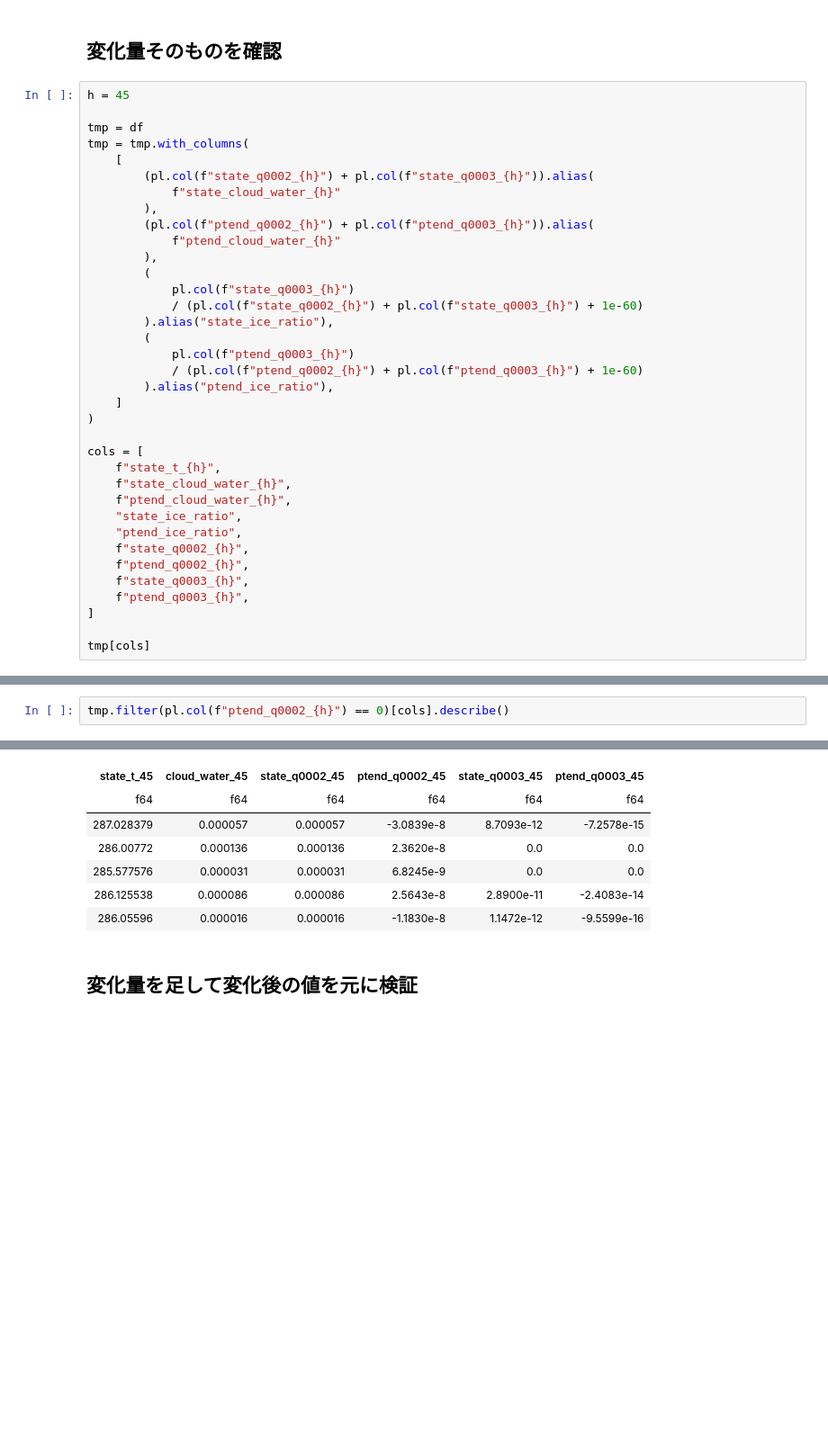
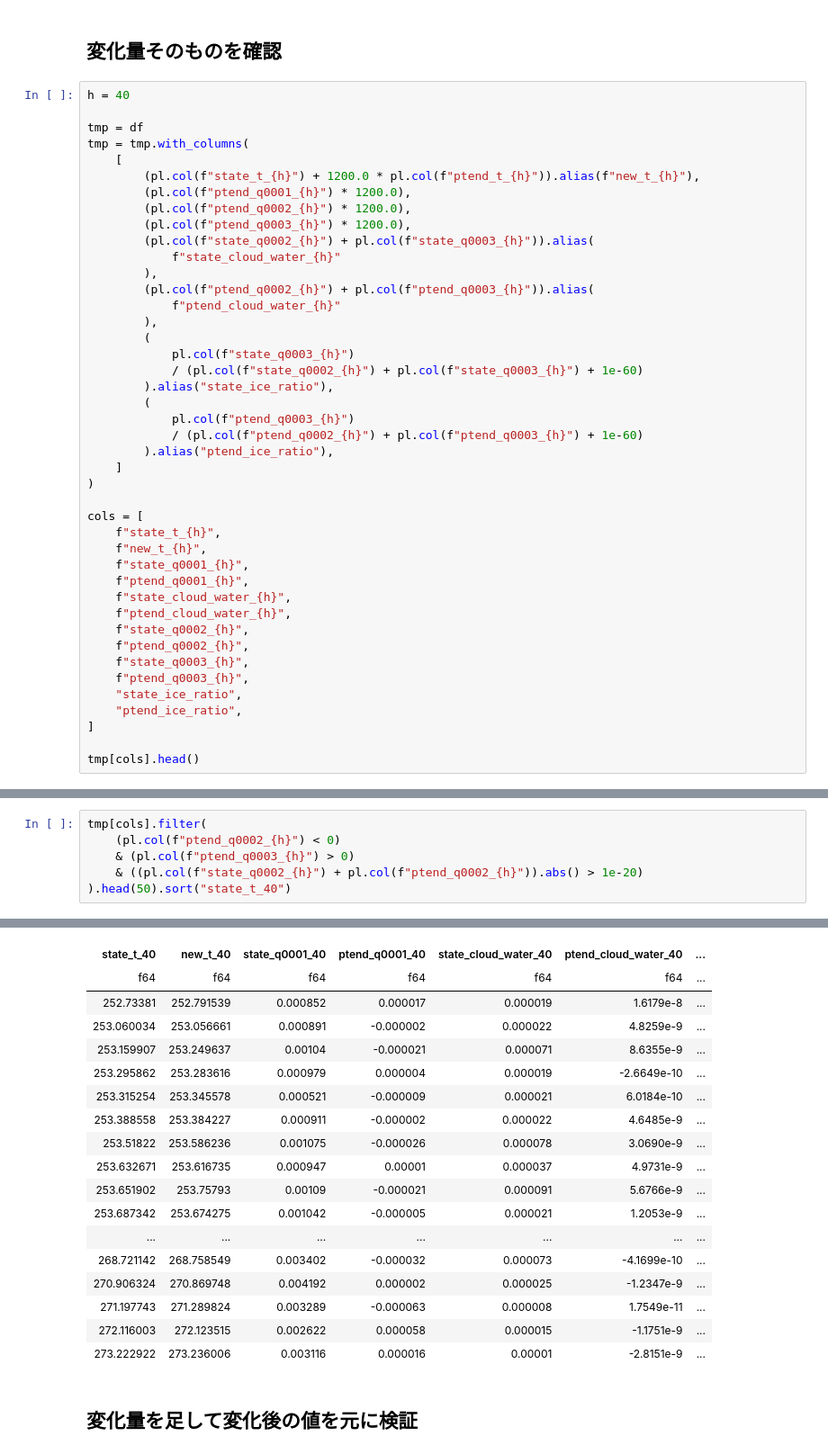
Before and after one commit to unonao/kaggle-leap, a Jupyter notebook: notebook/2024-05-18_cloud_ice_ratio.ipynb, the cells around one changed output, grey strips where cells are left out. Shown at 90% size. Cells and saved outputs as stored; diff of their text form; blank space fills up the shorter version.

```diff
--- a/notebook/2024-05-18_cloud_ice_ratio.ipynb
+++ b/notebook/2024-05-18_cloud_ice_ratio.ipynb
@@ -63,11 +63,15 @@ array([7.83478113e+00, 1.41108318e+01, 2.52923297e+01, 4.49250635e+01,
 # %% [markdown]
 ## 変化量そのものを確認
 # %%
-h = 45
+h = 40
 
 tmp = df
 tmp = tmp.with_columns(
     [
+        (pl.col(f"state_t_{h}") + 1200.0 * pl.col(f"ptend_t_{h}")).alias(f"new_t_{h}"),
+        (pl.col(f"ptend_q0001_{h}") * 1200.0),
+        (pl.col(f"ptend_q0002_{h}") * 1200.0),
+        (pl.col(f"ptend_q0003_{h}") * 1200.0),
         (pl.col(f"state_q0002_{h}") + pl.col(f"state_q0003_{h}")).alias(
             f"state_cloud_water_{h}"
         ),
@@ -87,15 +91,18 @@ tmp = tmp.with_columns(
 
 cols = [
     f"state_t_{h}",
+    f"new_t_{h}",
+    f"state_q0001_{h}",
+    f"ptend_q0001_{h}",
     f"state_cloud_water_{h}",
     f"ptend_cloud_water_{h}",
-    "state_ice_ratio",
-    "ptend_ice_ratio",
     f"state_q0002_{h}",
     f"ptend_q0002_{h}",
     f"state_q0003_{h}",
     f"ptend_q0003_{h}",
+    "state_ice_ratio",
+    "ptend_ice_ratio",
 ]
 
-tmp[cols]
+tmp[cols].head()
 # %% [output]
@@ -121,3 +144,7 @@ shape: (100_000, 9)
 # %%
-tmp.filter(pl.col(f"ptend_q0002_{h}") == 0)[cols].describe()
+tmp[cols].filter(
+    (pl.col(f"ptend_q0002_{h}") < 0)
+    & (pl.col(f"ptend_q0003_{h}") > 0)
+    & ((pl.col(f"state_q0002_{h}") + pl.col(f"ptend_q0002_{h}")).abs() > 1e-20)
+).head(50).sort("state_t_40")
 # %% [output]
@@ -125,10 +152,21 @@ shape: (5, 6)
-| state_t_45 | cloud_water_45 | state_q0002_45 | ptend_q0002_45 | state_q0003_45 | ptend_q0003_45 |
-| f64 | f64 | f64 | f64 | f64 | f64 |
-| 287.028379 | 0.000057 | 0.000057 | -3.0839e-8 | 8.7093e-12 | -7.2578e-15 |
-| 286.00772 | 0.000136 | 0.000136 | 2.3620e-8 | 0.0 | 0.0 |
-| 285.577576 | 0.000031 | 0.000031 | 6.8245e-9 | 0.0 | 0.0 |
-| 286.125538 | 0.000086 | 0.000086 | 2.5643e-8 | 2.8900e-11 | -2.4083e-14 |
-| 286.05596 | 0.000016 | 0.000016 | -1.1830e-8 | 1.1472e-12 | -9.5599e-16 |
+| state_t_40 | new_t_40 | state_q0001_40 | ptend_q0001_40 | state_cloud_water_40 | ptend_cloud_water_40 | ... |
+| f64 | f64 | f64 | f64 | f64 | f64 | ... |
+| 252.73381 | 252.791539 | 0.000852 | 0.000017 | 0.000019 | 1.6179e-8 | ... |
+| 253.060034 | 253.056661 | 0.000891 | -0.000002 | 0.000022 | 4.8259e-9 | ... |
+| 253.159907 | 253.249637 | 0.00104 | -0.000021 | 0.000071 | 8.6355e-9 | ... |
+| 253.295862 | 253.283616 | 0.000979 | 0.000004 | 0.000019 | -2.6649e-10 | ... |
+| 253.315254 | 253.345578 | 0.000521 | -0.000009 | 0.000021 | 6.0184e-10 | ... |
+| 253.388558 | 253.384227 | 0.000911 | -0.000002 | 0.000022 | 4.6485e-9 | ... |
+| 253.51822 | 253.586236 | 0.001075 | -0.000026 | 0.000078 | 3.0690e-9 | ... |
+| 253.632671 | 253.616735 | 0.000947 | 0.00001 | 0.000037 | 4.9731e-9 | ... |
+| 253.651902 | 253.75793 | 0.00109 | -0.000021 | 0.000091 | 5.6766e-9 | ... |
+| 253.687342 | 253.674275 | 0.001042 | -0.000005 | 0.000021 | 1.2053e-9 | ... |
+| ... | ... | ... | ... | ... | ... | ... |
+| 268.721142 | 268.758549 | 0.003402 | -0.000032 | 0.000073 | -4.1699e-10 | ... |
+| 270.906324 | 270.869748 | 0.004192 | 0.000002 | 0.000025 | -1.2347e-9 | ... |
+| 271.197743 | 271.289824 | 0.003289 | -0.000063 | 0.000008 | 1.7549e-11 | ... |
+| 272.116003 | 272.123515 | 0.002622 | 0.000058 | 0.000015 | -1.1751e-9 | ... |
+| 273.222922 | 273.236006 | 0.003116 | 0.000016 | 0.00001 | -2.8151e-9 | ... |
 # %% [markdown]
 ## 変化量を足して変化後の値を元に検証
 # %%
```
Also changed, not shown: parts of 4 cells of this notebook, 5 other files.
